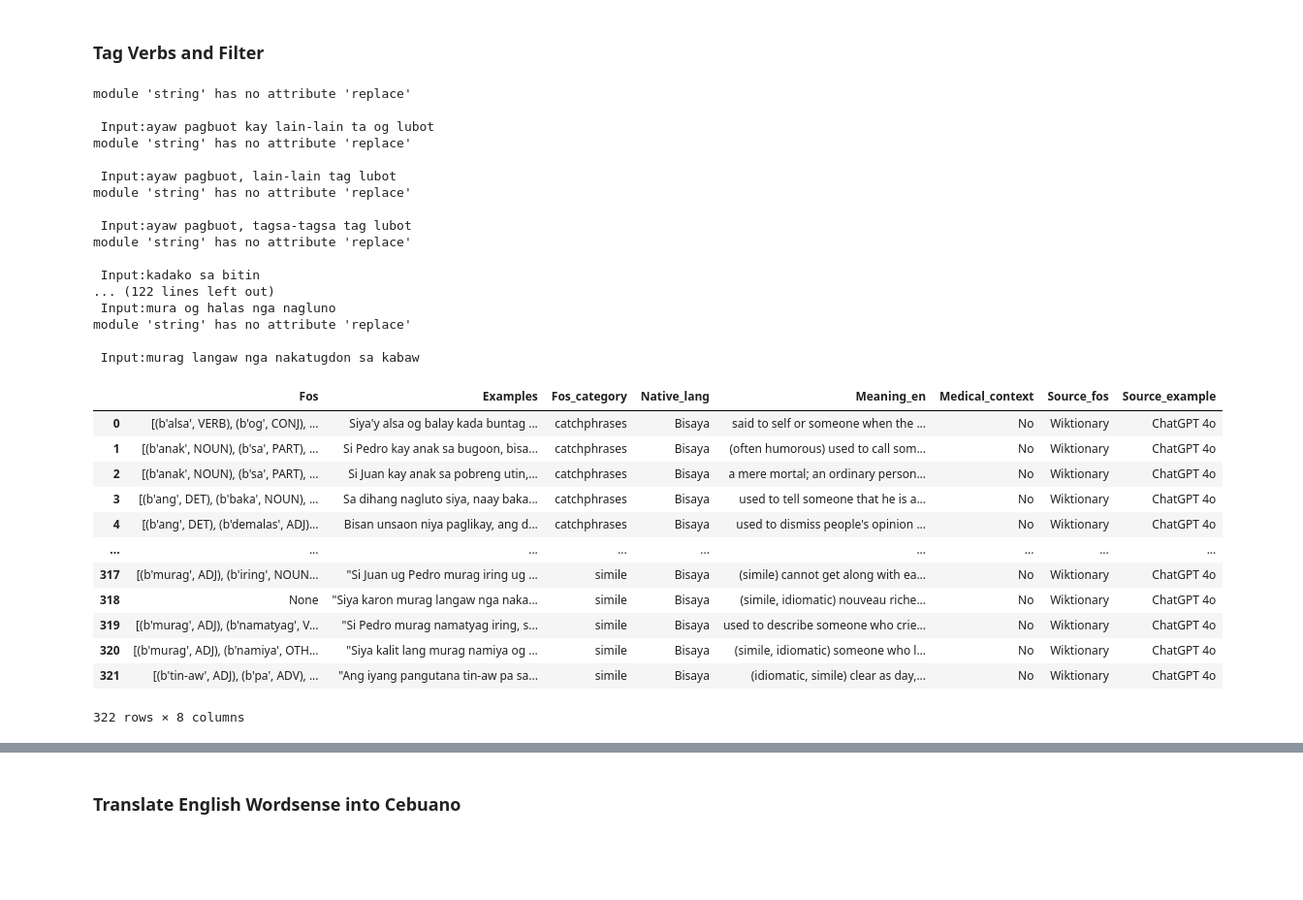
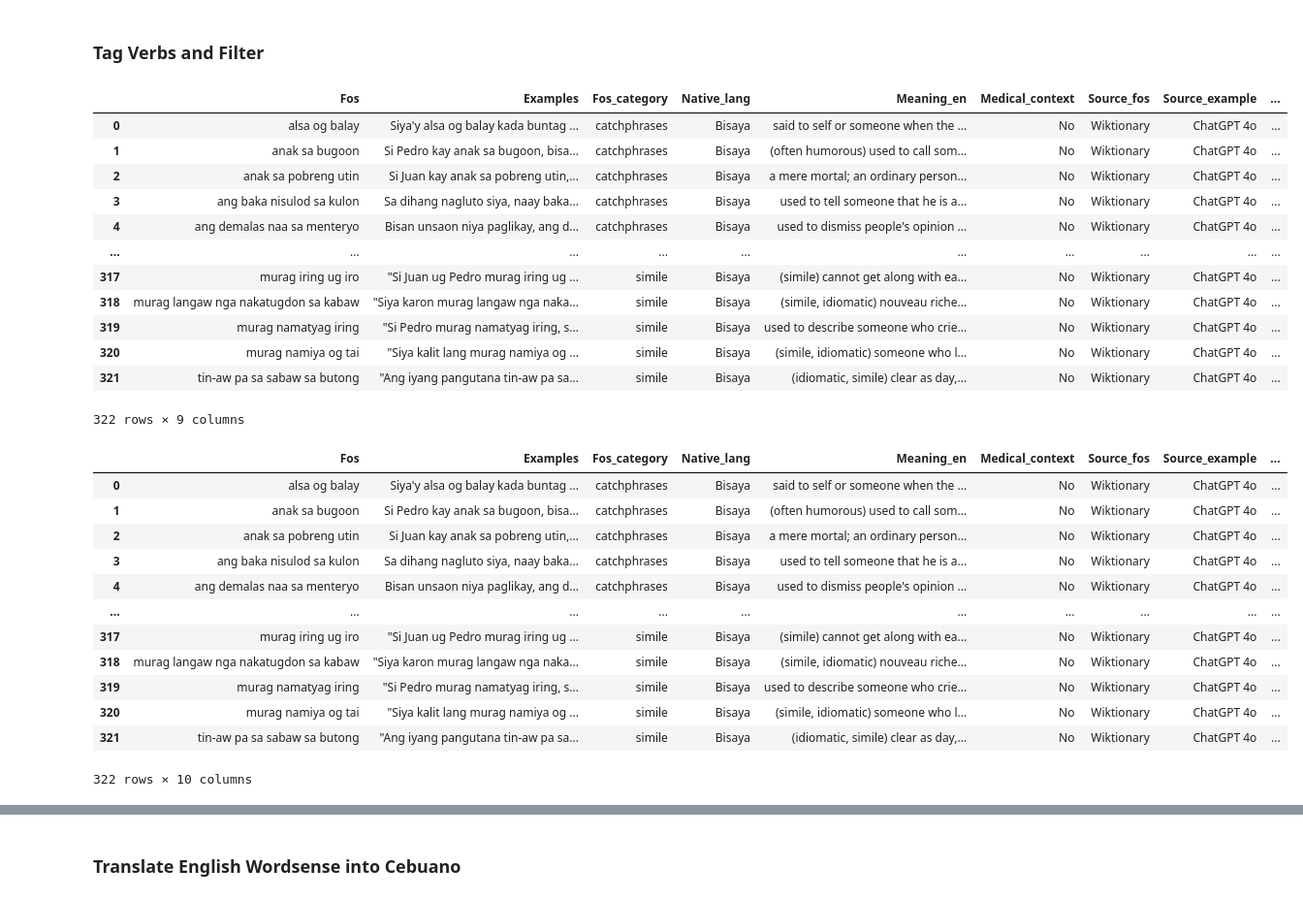
Before and after one commit to MiguelPartosa/Thesis-FOS-BinaryClass-WSD, a Jupyter notebook: Thesis_Implementation_1_2.ipynb, the cells around one changed output, grey strips where cells are left out. Shown at 97% size. Saved outputs shown, nothing was run; the diff lists cells and outputs as text; code cells hidden in the pictures; blank space fills up the shorter version.

Commit message:
Tag and Filter dataset to verbs

```diff
--- a/Thesis_Implementation_1_2.ipynb
+++ b/Thesis_Implementation_1_2.ipynb
@@ -97,36 +106,19 @@ def ReturnTags(text:str)-> str:
     return None
 # %%
 df_filtered = df.copy()
-df_filtered.iloc[:,0] = df_filtered.iloc[:,0].apply(lambda x: ReturnTags(x))
+df_filtered['POS Tags'] = df_filtered.iloc[:,0].apply(lambda x: ReturnTags(x))
 df_filtered
 # %% [output]
+|  | Fos | Examples | Fos_category | Native_lang | Meaning_en | Medical_context | Source_fos | Source_example | ... |
+| 0 | alsa og balay | Siya'y alsa og balay kada buntag ... | catchphrases | Bisaya | said to self or someone when the ... | No | Wiktionary | ChatGPT 4o | ... |
+| 1 | anak sa bugoon | Si Pedro kay anak sa bugoon, bisa... | catchphrases | Bisaya | (often humorous) used to call som... | No | Wiktionary | ChatGPT 4o | ... |
+| 2 | anak sa pobreng utin | Si Juan kay anak sa pobreng utin,... | catchphrases | Bisaya | a mere mortal; an ordinary person... | No | Wiktionary | ChatGPT 4o | ... |
+| 3 | ang baka nisulod sa kulon | Sa dihang nagluto siya, naay baka... | catchphrases | Bisaya | used to tell someone that he is a... | No | Wiktionary | ChatGPT 4o | ... |
+| 4 | ang demalas naa sa menteryo | Bisan unsaon niya paglikay, ang d... | catchphrases | Bisaya | used to dismiss people's opinion ... | No | Wiktionary | ChatGPT 4o | ... |
+| ... | ... | ... | ... | ... | ... | ... | ... | ... | ... |
+| 317 | murag iring ug iro | "Si Juan ug Pedro murag iring ug ... | simile | Bisaya | (simile) cannot get along with ea... | No | Wiktionary | ChatGPT 4o | ... |
+| 318 | murag langaw nga nakatugdon sa kabaw | "Siya karon murag langaw nga naka... | simile | Bisaya | (simile, idiomatic) nouveau riche... | No | Wiktionary | ChatGPT 4o | ... |
+| 319 | murag namatyag iring | "Si Pedro murag namatyag iring, s... | simile | Bisaya | used to describe someone who crie... | No | Wiktionary | ChatGPT 4o | ... |
+| 320 | murag namiya og tai | "Siya kalit lang murag namiya og ... | simile | Bisaya | (simile, idiomatic) someone who l... | No | Wiktionary | ChatGPT 4o | ... |
+| 321 | tin-aw pa sa sabaw sa butong | "Ang iyang pangutana tin-aw pa sa... | simile | Bisaya | (idiomatic, simile) clear as day,... | No | Wiktionary | ChatGPT 4o | ... |
-module 'string' has no attribute 'replace'
-
- Input:ayaw pagbuot kay lain-lain ta og lubot
-module 'string' has no attribute 'replace'
-
- Input:ayaw pagbuot, lain-lain tag lubot
-module 'string' has no attribute 'replace'
-
- Input:ayaw pagbuot, tagsa-tagsa tag lubot
-module 'string' has no attribute 'replace'
-
- Input:kadako sa bitin
-... (122 lines left out)
- Input:mura og halas nga nagluno
-module 'string' has no attribute 'replace'
-
- Input:murag langaw nga nakatugdon sa kabaw
+322 rows × 9 columns
-|  | Fos | Examples | Fos_category | Native_lang | Meaning_en | Medical_context | Source_fos | Source_example |
-| 0 | [(b'alsa', VERB), (b'og', CONJ), ... | Siya'y alsa og balay kada buntag ... | catchphrases | Bisaya | said to self or someone when the ... | No | Wiktionary | ChatGPT 4o |
-| 1 | [(b'anak', NOUN), (b'sa', PART), ... | Si Pedro kay anak sa bugoon, bisa... | catchphrases | Bisaya | (often humorous) used to call som... | No | Wiktionary | ChatGPT 4o |
-| 2 | [(b'anak', NOUN), (b'sa', PART), ... | Si Juan kay anak sa pobreng utin,... | catchphrases | Bisaya | a mere mortal; an ordinary person... | No | Wiktionary | ChatGPT 4o |
-| 3 | [(b'ang', DET), (b'baka', NOUN), ... | Sa dihang nagluto siya, naay baka... | catchphrases | Bisaya | used to tell someone that he is a... | No | Wiktionary | ChatGPT 4o |
-| 4 | [(b'ang', DET), (b'demalas', ADJ)... | Bisan unsaon niya paglikay, ang d... | catchphrases | Bisaya | used to dismiss people's opinion ... | No | Wiktionary | ChatGPT 4o |
-| ... | ... | ... | ... | ... | ... | ... | ... | ... |
-| 317 | [(b'murag', ADJ), (b'iring', NOUN... | "Si Juan ug Pedro murag iring ug ... | simile | Bisaya | (simile) cannot get along with ea... | No | Wiktionary | ChatGPT 4o |
-| 318 | None | "Siya karon murag langaw nga naka... | simile | Bisaya | (simile, idiomatic) nouveau riche... | No | Wiktionary | ChatGPT 4o |
-| 319 | [(b'murag', ADJ), (b'namatyag', V... | "Si Pedro murag namatyag iring, s... | simile | Bisaya | used to describe someone who crie... | No | Wiktionary | ChatGPT 4o |
-| 320 | [(b'murag', ADJ), (b'namiya', OTH... | "Siya kalit lang murag namiya og ... | simile | Bisaya | (simile, idiomatic) someone who l... | No | Wiktionary | ChatGPT 4o |
-| 321 | [(b'tin-aw', ADJ), (b'pa', ADV), ... | "Ang iyang pangutana tin-aw pa sa... | simile | Bisaya | (idiomatic, simile) clear as day,... | No | Wiktionary | ChatGPT 4o |
-322 rows × 8 columns
@@ -132,0 +128,17 @@ module 'string' has no attribute 'replace'
+# %%
+df_filtered['Contains Verbs'] = df_filtered.iloc[:,8].apply(lambda x:ContainsVerbs(x))
+df_filtered
+# %% [output]
+|  | Fos | Examples | Fos_category | Native_lang | Meaning_en | Medical_context | Source_fos | Source_example | ... |
+| 0 | alsa og balay | Siya'y alsa og balay kada buntag ... | catchphrases | Bisaya | said to self or someone when the ... | No | Wiktionary | ChatGPT 4o | ... |
+| 1 | anak sa bugoon | Si Pedro kay anak sa bugoon, bisa... | catchphrases | Bisaya | (often humorous) used to call som... | No | Wiktionary | ChatGPT 4o | ... |
+| 2 | anak sa pobreng utin | Si Juan kay anak sa pobreng utin,... | catchphrases | Bisaya | a mere mortal; an ordinary person... | No | Wiktionary | ChatGPT 4o | ... |
+| 3 | ang baka nisulod sa kulon | Sa dihang nagluto siya, naay baka... | catchphrases | Bisaya | used to tell someone that he is a... | No | Wiktionary | ChatGPT 4o | ... |
+| 4 | ang demalas naa sa menteryo | Bisan unsaon niya paglikay, ang d... | catchphrases | Bisaya | used to dismiss people's opinion ... | No | Wiktionary | ChatGPT 4o | ... |
+| ... | ... | ... | ... | ... | ... | ... | ... | ... | ... |
+| 317 | murag iring ug iro | "Si Juan ug Pedro murag iring ug ... | simile | Bisaya | (simile) cannot get along with ea... | No | Wiktionary | ChatGPT 4o | ... |
+| 318 | murag langaw nga nakatugdon sa kabaw | "Siya karon murag langaw nga naka... | simile | Bisaya | (simile, idiomatic) nouveau riche... | No | Wiktionary | ChatGPT 4o | ... |
+| 319 | murag namatyag iring | "Si Pedro murag namatyag iring, s... | simile | Bisaya | used to describe someone who crie... | No | Wiktionary | ChatGPT 4o | ... |
+| 320 | murag namiya og tai | "Siya kalit lang murag namiya og ... | simile | Bisaya | (simile, idiomatic) someone who l... | No | Wiktionary | ChatGPT 4o | ... |
+| 321 | tin-aw pa sa sabaw sa butong | "Ang iyang pangutana tin-aw pa sa... | simile | Bisaya | (idiomatic, simile) clear as day,... | No | Wiktionary | ChatGPT 4o | ... |
+322 rows × 10 columns
```
Also changed, not shown: parts of 5 cells of this notebook.
